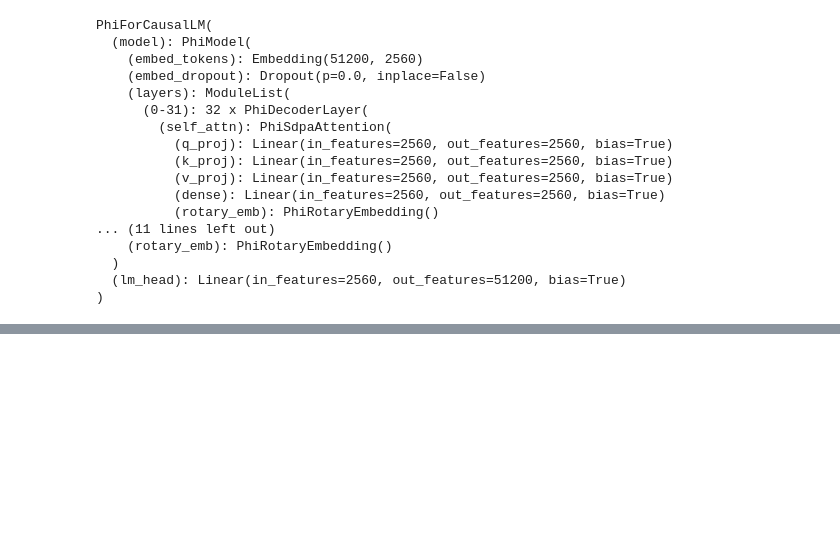
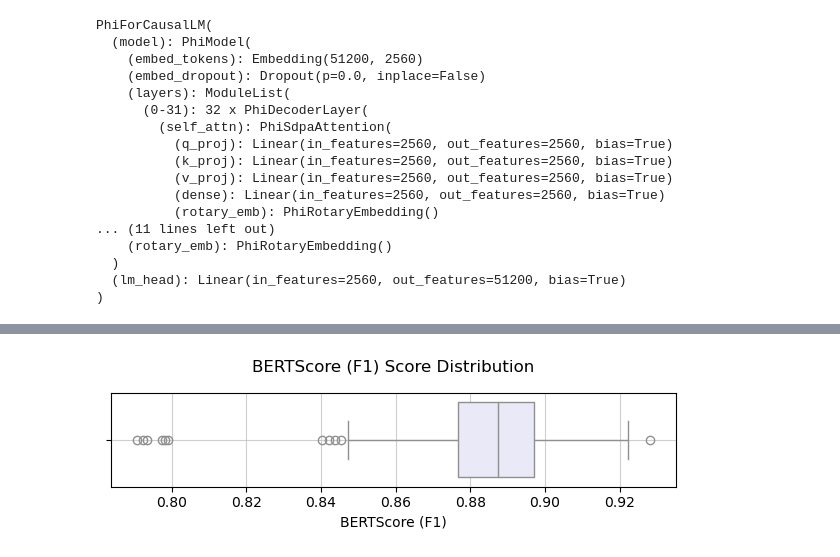
Before and after one commit to kangelamw/LLM-Project-DS, a Jupyter notebook: notebooks/4-optimization.ipynb, the cells around one changed output, grey strips where cells are left out. Cells and saved outputs as stored; diff of their text form; code cells hidden in the pictures; blank space fills up the shorter version.

```diff
--- a/notebooks/4-optimization.ipynb
+++ b/notebooks/4-optimization.ipynb
@@ -581,0 +878,21 @@ print(tokenizer.decode(tokenizer.encode(prompt)))
+# %%
+# Boxplot: BERTScore (F1) Score Distribution
+plt.figure(figsize=(6, 2))
+
+sns.boxplot(x=results_df['bertscore'],
+            color="lavender",
+            legend=False)
+
+plt.title("BERTScore (F1) Score Distribution",
+          fontsize=12,
+          fontweight='medium',
+          pad=15)
+plt.xlabel("BERTScore (F1)")
+plt.grid(True,
+         alpha=0.6)
+
+plt.tight_layout()
+plt.savefig(img_path + '/fine-tuned_bertscore_f1_distribution.png')
+plt.show()
+# %% [output]
+[figure, added]
```
Also changed, not shown: parts of 35 cells of this notebook, 16 other files.
